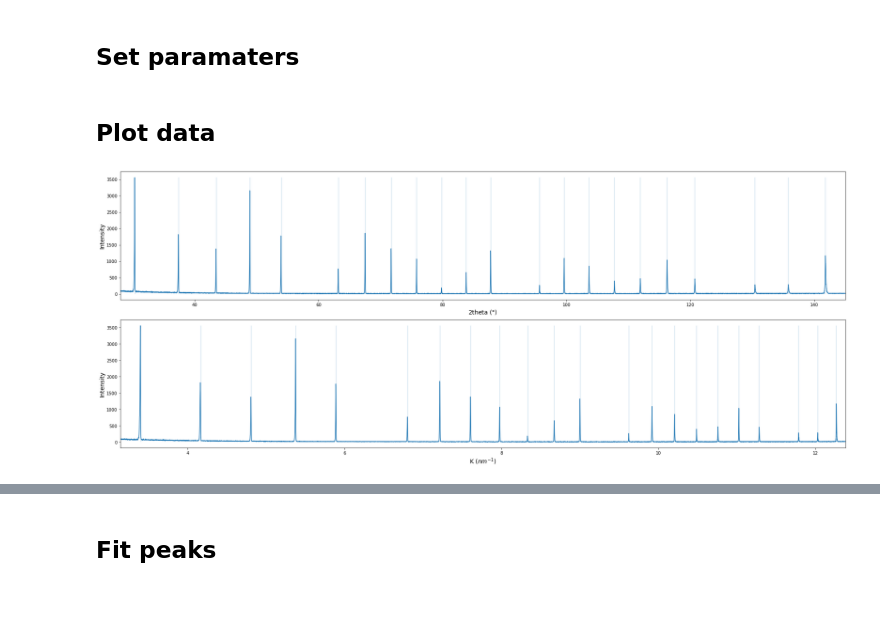
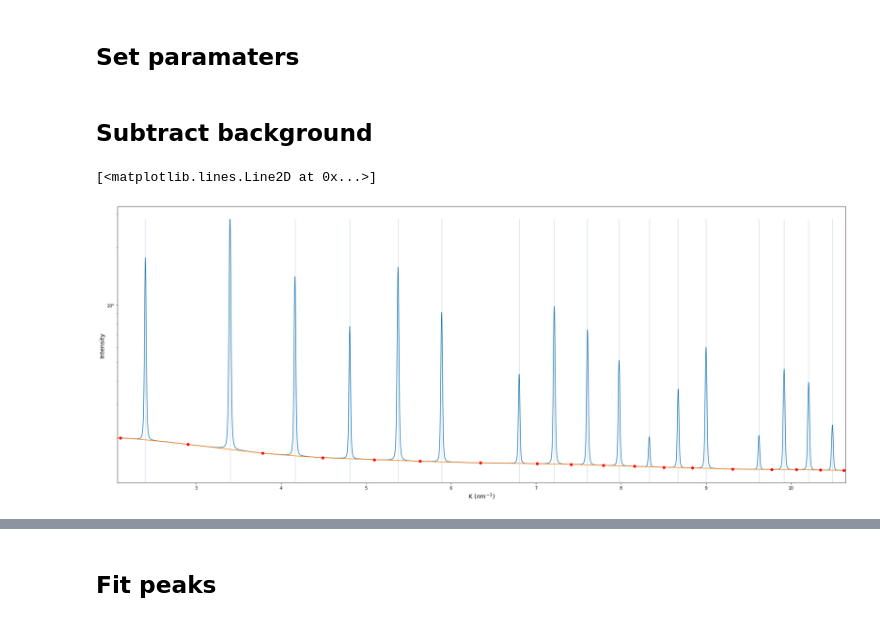
Before and after one commit to rhysgt/cmwp_tools, a Jupyter notebook: Make_CMWP_instrumental.ipynb, the cells around one changed output, grey strips where cells are left out. Saved outputs shown, nothing was run; the diff lists cells and outputs as text; code cells hidden in the pictures.

Commit message:
Update Make_CMWP_instrumental.ipynb
Finish the make_instrumental script

```diff
--- a/Make_CMWP_instrumental.ipynb
+++ b/Make_CMWP_instrumental.ipynb
@@ -12,14 +11,25 @@ from scipy.interpolate import CubicSpline
 # %% [markdown]
 ## Set paramaters
 # %%
-a = 4.15691                   # a lattice paramater in angstrom
-wavelength = 1.540598         # Wavelength in angstrom
+a = 4.15691                   # a lattice paramater of the calibrant in angstrom
+wavelength = 0.1850510408901599         # Wavelength in angstrom
 
-inputfile = '/home/rhys/Documents/CMWP-201225/BOR60/NI/LaB6.dat'
-outfolder = '/home/rhys/Desktop/test'
-
-baseline = [3.22, 3.7, 4.5, 6.5, 8.1, 9.3, 11.55, 12.15]
+inputfile = '/mnt/manchester_rds/202011_DESY/raw/close_detector/LaB6.dat'
+outfolder = '/home/rhys/Documents/CMWP-211102/2020_11_DESY/instr/'
+# %%
+if not os.path.exists(outfolder):
+    os.makedirs(outfolder)
+
+x_2theta, y = np.loadtxt(inputfile, unpack=True)
+
+y=y+1000
+
+x_k_nm = 10 * 2 * np.sin(np.deg2rad(np.array(x_2theta)/2)) / wavelength
 # %%
 peak_name, peak_pos = getReflections(crystalType='cubic', outputType='2theta', a=a, wavelength=wavelength, printReflections=False)
 _, peak_pos_k = getReflections(crystalType='cubic', outputType='k', a=a, wavelength=wavelength, printReflections=False)
 peak_pos_k_nm = peak_pos_k*10
+
+
+baseline = (peak_pos_k_nm[:-1]+peak_pos_k_nm[1:])/2
+baseline = np.append(x_k_nm[15], baseline)
@@ -33,16 +36,24 @@ x_k_nm = 10 * 2 * np.sin(np.deg2rad(np.array(x_2theta)/2)) / wavelength
-# %% [markdown]
-## Plot data
+# %% [markdown]
+## Subtract background
 # %%
-fig, (ax2, ax) = plt.subplots(2, 1, figsize=(25,10))
+fig, ax = plt.subplots(1, 1, figsize=(25,10))
 ax.vlines(peak_pos_k_nm, ymin=0, ymax=np.max(y), alpha=0.2)
 ax.plot(x_k_nm, y, '-')
 ax.set_xlabel('K ($nm^{-1}$)', fontsize=14); ax.set_ylabel('Intensity', fontsize=14);
 ax.set_xlim(np.min(x_k_nm), np.max(x_k_nm))
+ax.set_yscale('log')
 
-ax2.vlines(peak_pos, alpha=0.2, ymin=0, ymax=np.max(y))
-ax2.plot(x_2theta, y, '-')
-ax2.set_xlabel('2theta ($\degree$)', fontsize=14); ax2.set_ylabel('Intensity', fontsize=14);
-ax2.set_xlim(np.min(x_2theta), np.max(x_2theta))
 plt.tight_layout()
+baseline_int=[]
+
+for j in baseline:
+    num_index =np.argmin(np.abs(x_k_nm-j))
+    baseline_int.append(np.mean(y[num_index-10:num_index+10]))
+
+cs = CubicSpline(baseline, baseline_int)
+
+ax.plot(x_k_nm, cs(x_k_nm))
+ax.plot(baseline, baseline_int, c='r', marker='o', linewidth=0)
 # %% [output]
+[<matplotlib.lines.Line2D at 0x...>]
-[figure, old version]
+[figure, new version]
```
Also changed, not shown: parts of 16 cells of this notebook.
